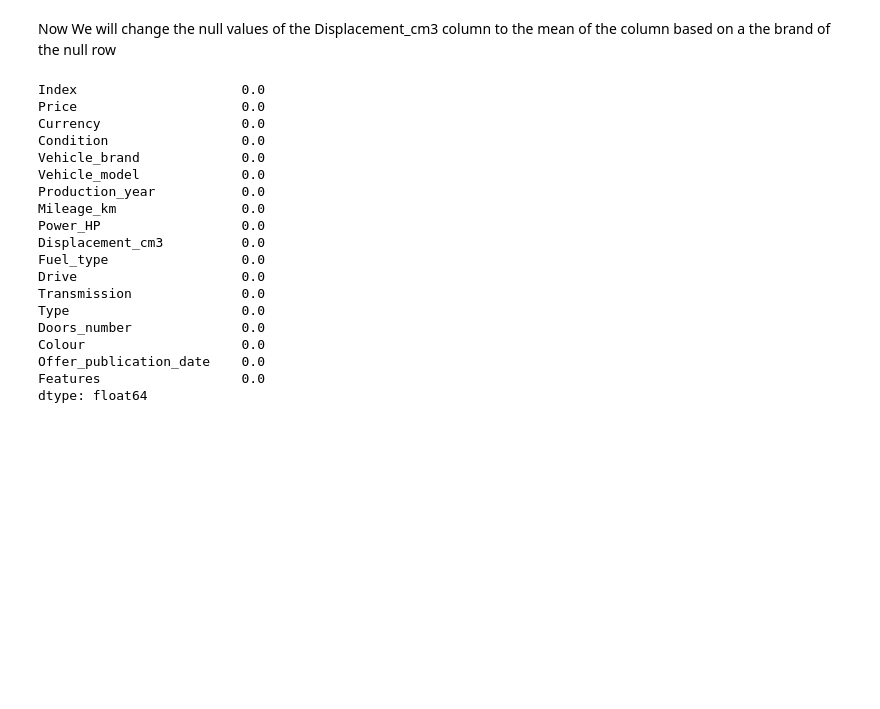
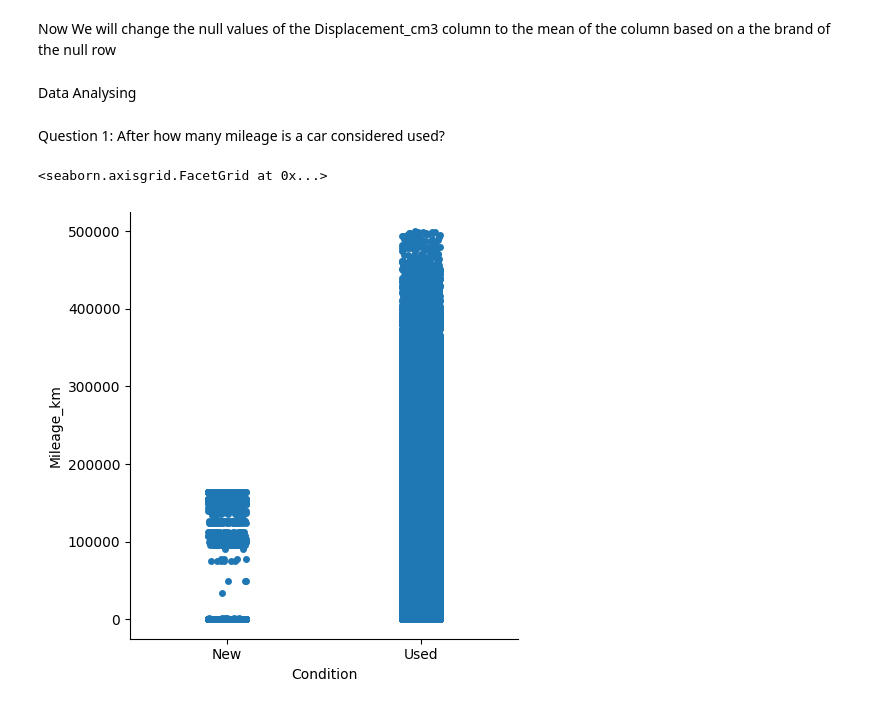
Before and after one commit to moeyad7/DEProject1, a Jupyter notebook: DEProject.ipynb, the cells around one changed output. Drawn from its saved outputs; the diff is of its cells as text; code cells hidden in the pictures; blank space fills up the shorter version.

Commit message:
question 1 done

```diff
--- a/DEProject.ipynb
+++ b/DEProject.ipynb
@@ -225,26 +225,12 @@ for i in range(len(vehicleBrands)):
     rows.loc[rows['Displacement_cm3'].isnull(),'Displacement_cm3'] = brandMean
 
     df.loc[brand,'Displacement_cm3'] = rows
-# %%
-percent_missing = df. isnull(). sum() * 100 / len(df)
-percent_missing
-# %% [output]
-Index                     0.0
-Price                     0.0
-Currency                  0.0
-Condition                 0.0
-Vehicle_brand             0.0
-Vehicle_model             0.0
-Production_year           0.0
-Mileage_km                0.0
-Power_HP                  0.0
-Displacement_cm3          0.0
-Fuel_type                 0.0
-Drive                     0.0
-Transmission              0.0
-Type                      0.0
-Doors_number              0.0
-Colour                    0.0
-Offer_publication_date    0.0
-Features                  0.0
-dtype: float64
+# %% [markdown]
+Data Analysing
+# %% [markdown]
+Question 1: After how many mileage is a car considered used?
+# %%
+sns.catplot(data=df,x="Condition",y="Mileage_km")
+# %% [output]
+<seaborn.axisgrid.FacetGrid at 0x...>
+[figure, added]
```
Also changed, not shown: parts of 3 cells of this notebook.
